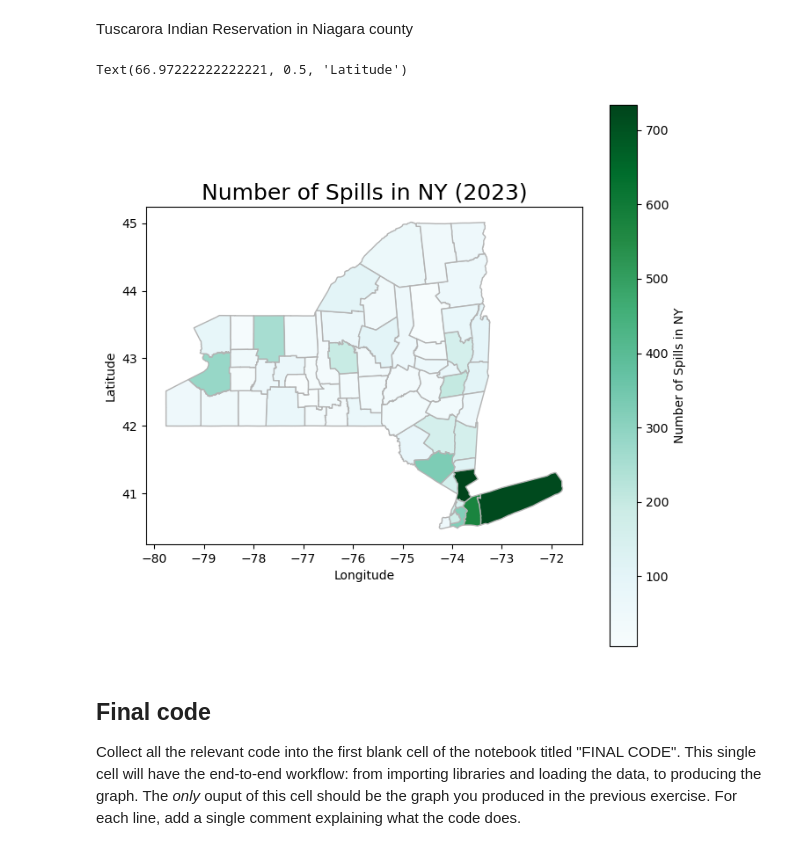
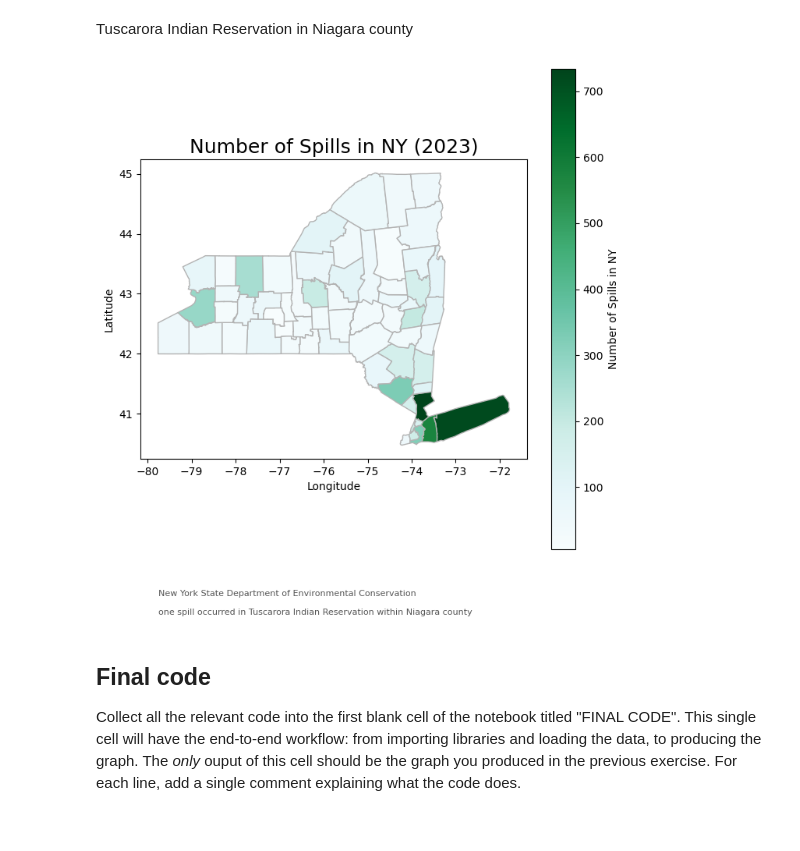
Before and after one commit to olleholt/eds220-hw-3, a Jupyter notebook: hwk3-task1-spills.ipynb, the cells around one changed output. Drawn from its saved outputs; the diff is of its cells as text; code cells hidden in the pictures.

```diff
--- a/hwk3-task1-spills.ipynb
+++ b/hwk3-task1-spills.ipynb
@@ -75,7 +237,7 @@ In the next cell:
 spills = pd.read_csv('data/Spill_Incidents_20231109.csv')
 
 #importing the county shapefile
-counties = gpd.read_file('data/tl_2022_us_county/tl_2022_us_county.shp')
+counties = gpd.read_file('data/tl_2022_us_county.shp')
 # %%
 counties.plot()
 # %% [output]
@@ -575,16 +732,21 @@ Your map should have (at least) the following updates:
 Tuscarora Indian Reservation in Niagara county
 # %%
 # your code here
+#setting up a plot
 fig, ax = plt.subplots(figsize = (8,8))
-
+#adding the data to the plot for spills in NY counties
 ny_counties.plot(ax=ax, column = 'n_spills', edgecolor='0.7', cmap = 'BuGn', legend = True, legend_kwds = {'shrink':1, 'label':"Number of Spills in NY"})
-
+#changing the title and axis labels
 ax.set_title('Number of Spills in NY (2023)', fontsize = 18)
 ax.set_xlabel('Longitude')
 ax.set_ylabel('Latitude')
+
+ax.annotate('New York State Department of Environmental Conservation', xy = (0.1,0.04),xycoords = 'figure fraction',fontsize = 8, color = '#555555')
+ax.annotate('one spill occurred in Tuscarora Indian Reservation within Niagara county', xy = (0.1,0.01),xycoords = 'figure fraction',fontsize = 8, color = '#555555')
+
+plt.show()
 # %% [output]
-Text(66.97222222222221, 0.5, 'Latitude')
-[figure, old version]
+[figure, new version]
 # %% [markdown]
 ## Final code
 
```
Also changed, not shown: parts of 23 cells of this notebook.
